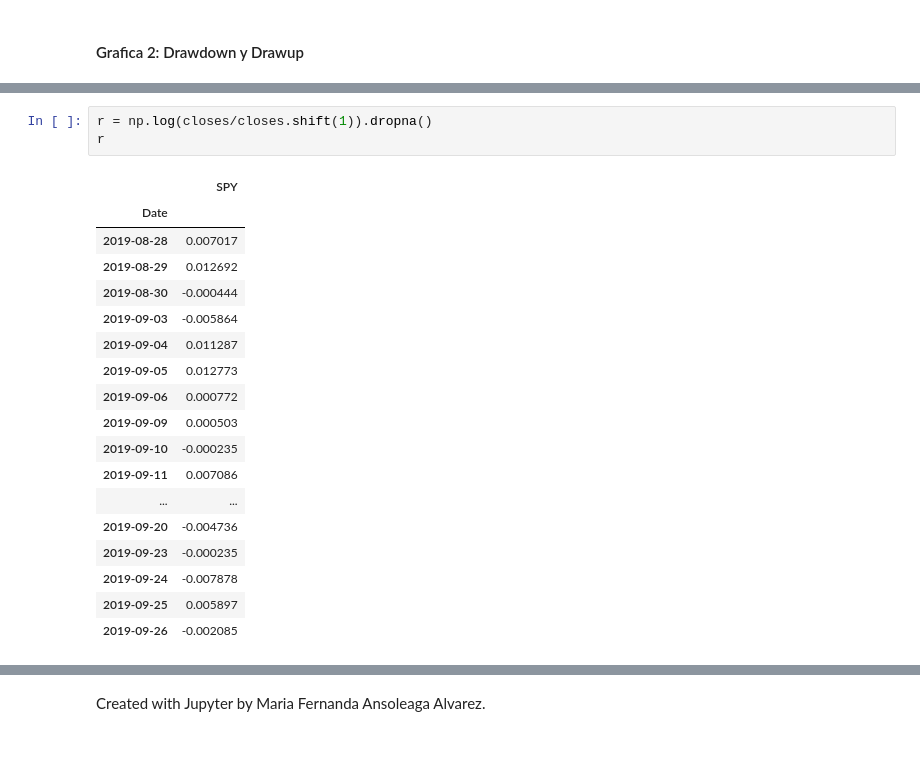
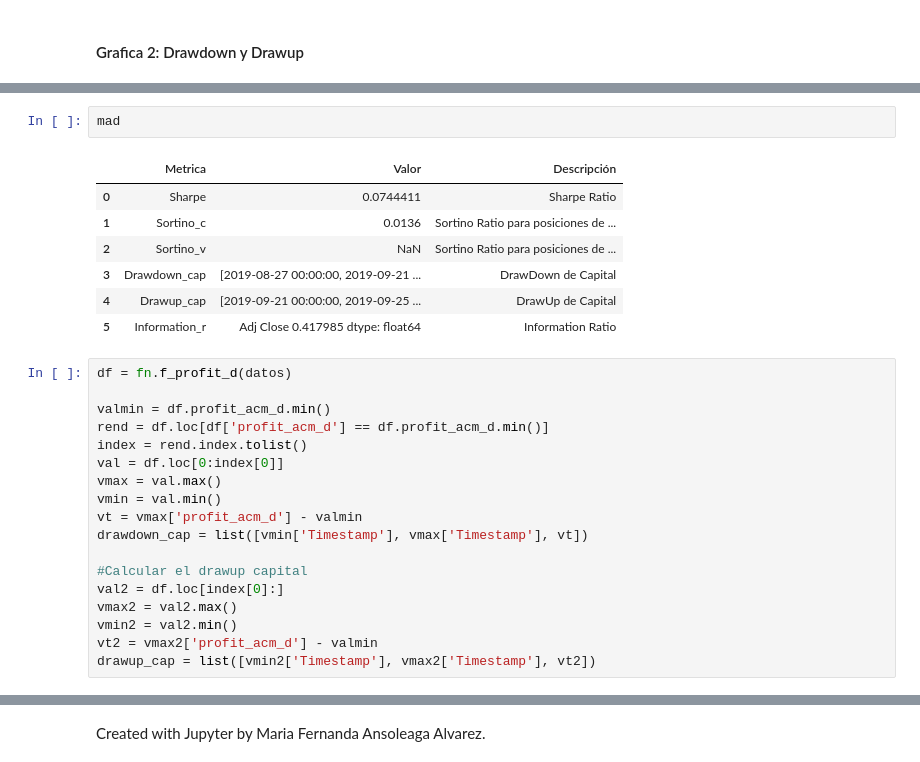
Before and after one commit to MaferAnso/LAB_2_MFAA, a Jupyter notebook: LAB_2_MFAA_Notebook.ipynb, the cells around one changed output, grey strips where cells are left out. Drawn from its saved outputs; the diff is of its cells as text.

```diff
--- a/LAB_2_MFAA_Notebook.ipynb
+++ b/LAB_2_MFAA_Notebook.ipynb
@@ -438,22 +256,28 @@ closes
-# %%
-r = np.log(closes/closes.shift(1)).dropna()
-r
-# %% [output]
-|  | SPY |
-| Date |  |
-| 2019-08-28 | 0.007017 |
-| 2019-08-29 | 0.012692 |
-| 2019-08-30 | -0.000444 |
-| 2019-09-03 | -0.005864 |
-| 2019-09-04 | 0.011287 |
-| 2019-09-05 | 0.012773 |
-| 2019-09-06 | 0.000772 |
-| 2019-09-09 | 0.000503 |
-| 2019-09-10 | -0.000235 |
-| 2019-09-11 | 0.007086 |
-| ... | ... |
-| 2019-09-20 | -0.004736 |
-| 2019-09-23 | -0.000235 |
-| 2019-09-24 | -0.007878 |
-| 2019-09-25 | 0.005897 |
-| 2019-09-26 | -0.002085 |
+# %%
+mad
+# %% [output]
+|  | Metrica | Valor | Descripción |
+| 0 | Sharpe | 0.0744411 | Sharpe Ratio |
+| 1 | Sortino_c | 0.0136 | Sortino Ratio para posiciones de ... |
+| 2 | Sortino_v | NaN | Sortino Ratio para posiciones de ... |
+| 3 | Drawdown_cap | [2019-08-27 00:00:00, 2019-09-21 ... | DrawDown de Capital |
+| 4 | Drawup_cap | [2019-09-21 00:00:00, 2019-09-25 ... | DrawUp de Capital |
+| 5 | Information_r | Adj Close 0.417985 dtype: float64 | Information Ratio |
+# %%
+df = fn.f_profit_d(datos)
+
+valmin = df.profit_acm_d.min()
+rend = df.loc[df['profit_acm_d'] == df.profit_acm_d.min()]
+index = rend.index.tolist()
+val = df.loc[0:index[0]]
+vmax = val.max()
+vmin = val.min()
+vt = vmax['profit_acm_d'] - valmin
+drawdown_cap = list([vmin['Timestamp'], vmax['Timestamp'], vt])
+
+#Calcular el drawup capital
+val2 = df.loc[index[0]:]
+vmax2 = val2.max()
+vmin2 = val2.min()
+vt2 = vmax2['profit_acm_d'] - valmin
+drawup_cap = list([vmin2['Timestamp'], vmax2['Timestamp'], vt2])
```
Also changed, not shown: parts of 17 cells of this notebook, 1 other file.
